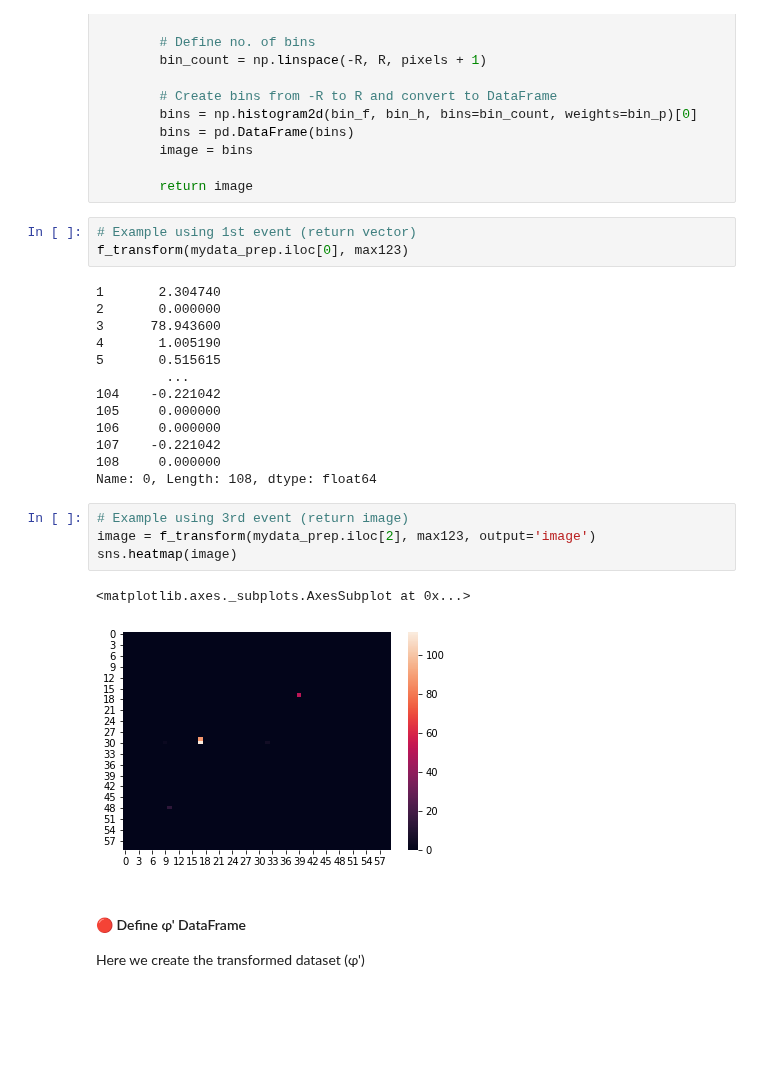
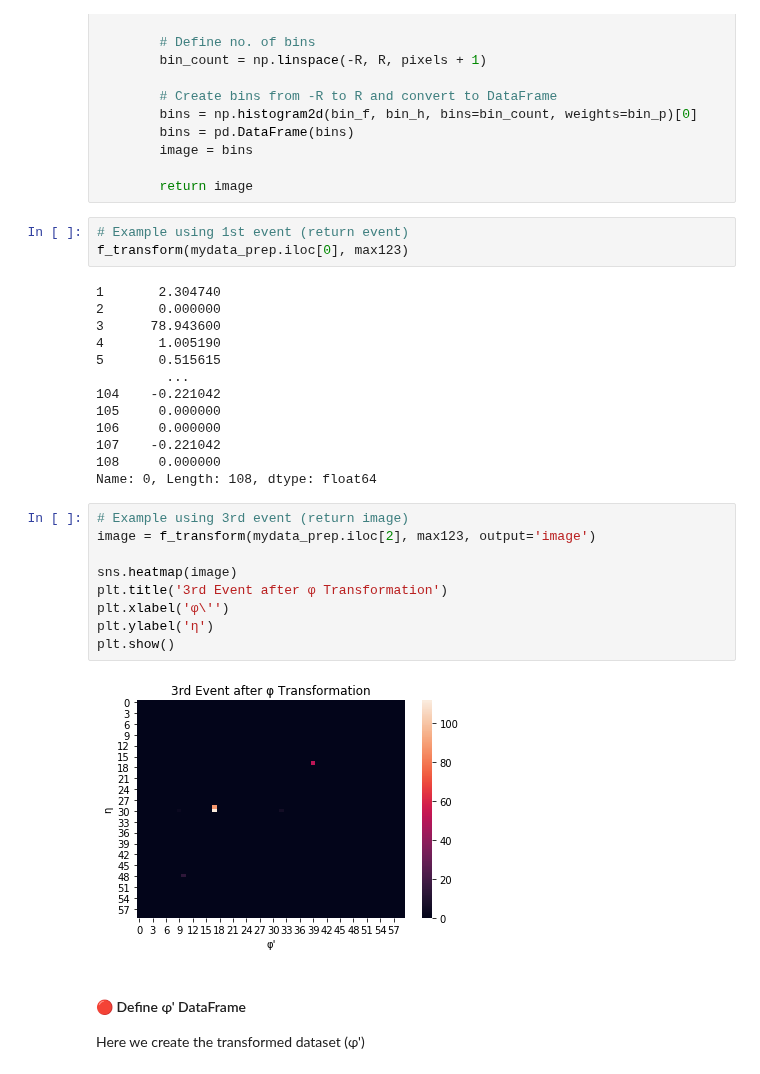
Before and after one commit to johngeorgousis/jet-classifier, a Jupyter notebook: MAIN.ipynb, the cells around one changed output. Cells and saved outputs as stored; diff of their text form; blank space fills up the shorter version.

```diff
--- a/MAIN.ipynb
+++ b/MAIN.ipynb
@@ -537,7 +537,7 @@ def f_transform(event1, max123, output='event', R=1.5, pixels=60):
 
         return image
 # %%
-# Example using 1st event (return vector)
+# Example using 1st event (return event)
 f_transform(mydata_prep.iloc[0], max123)
 # %% [output]
 1       2.304740
@@ -555,10 +555,14 @@ Name: 0, Length: 108, dtype: float64
 # %%
 # Example using 3rd event (return image)
 image = f_transform(mydata_prep.iloc[2], max123, output='image')
+
 sns.heatmap(image)
+plt.title('3rd Event after φ Transformation')
+plt.xlabel('φ\'')
+plt.ylabel('η')
+plt.show()
 # %% [output]
-<matplotlib.axes._subplots.AxesSubplot at 0x...>
-[figure, old version]
+[figure, new version]
 # %% [markdown]
 #### 🔴 Define φ' DataFrame
 Here we create the transformed dataset (φ')
```
